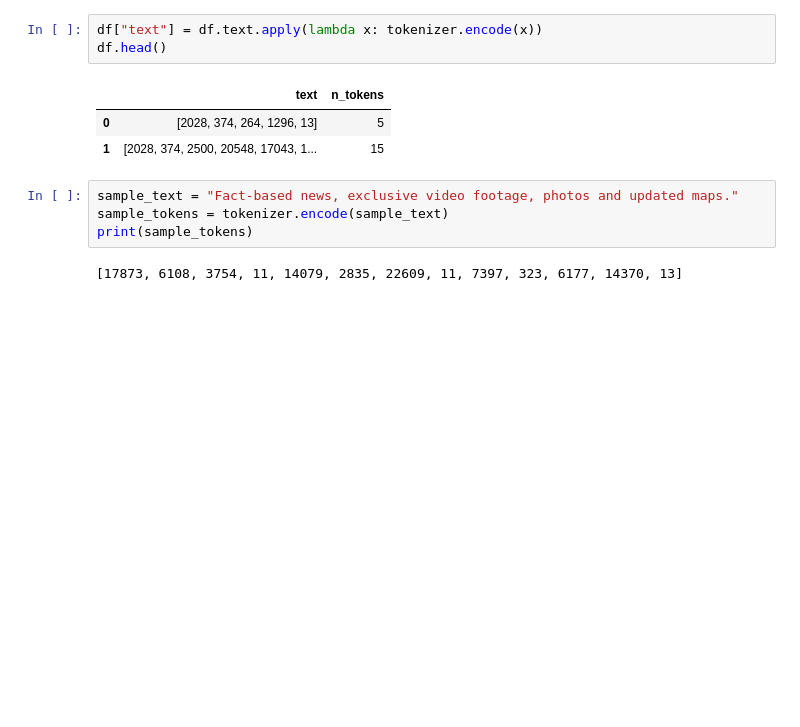
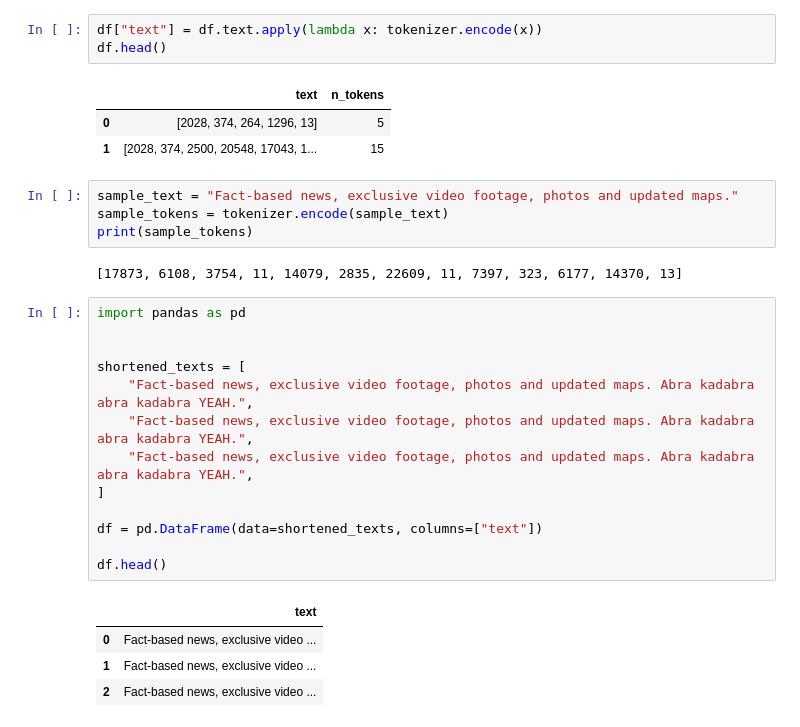
Before and after one commit to GytBalt5/openai-api-powered-news-feed-prod, a Jupyter notebook: notebooks/ai_answer_questions_embeddings.ipynb, the cells around one changed output. Cells and saved outputs as stored; diff of their text form; blank space fills up the shorter version.

Commit message:
Added code in the notebook for analysis, written test for DataFrame text chunkier, and refactored code.

```diff
--- a/notebooks/ai_answer_questions_embeddings.ipynb
+++ b/notebooks/ai_answer_questions_embeddings.ipynb
@@ -142,3 +142,21 @@ sample_tokens = tokenizer.encode(sample_text)
 print(sample_tokens)
 # %% [output]
 [17873, 6108, 3754, 11, 14079, 2835, 22609, 11, 7397, 323, 6177, 14370, 13]
+# %%
+import pandas as pd
+
+
+shortened_texts = [
+    "Fact-based news, exclusive video footage, photos and updated maps. Abra kadabra abra kadabra YEAH.",
+    "Fact-based news, exclusive video footage, photos and updated maps. Abra kadabra abra kadabra YEAH.",
+    "Fact-based news, exclusive video footage, photos and updated maps. Abra kadabra abra kadabra YEAH.",
+]
+
+df = pd.DataFrame(data=shortened_texts, columns=["text"])
+
+df.head()
+# %% [output]
+|  | text |
+| 0 | Fact-based news, exclusive video ... |
+| 1 | Fact-based news, exclusive video ... |
+| 2 | Fact-based news, exclusive video ... |
```
Also changed, not shown: 3 other files.
